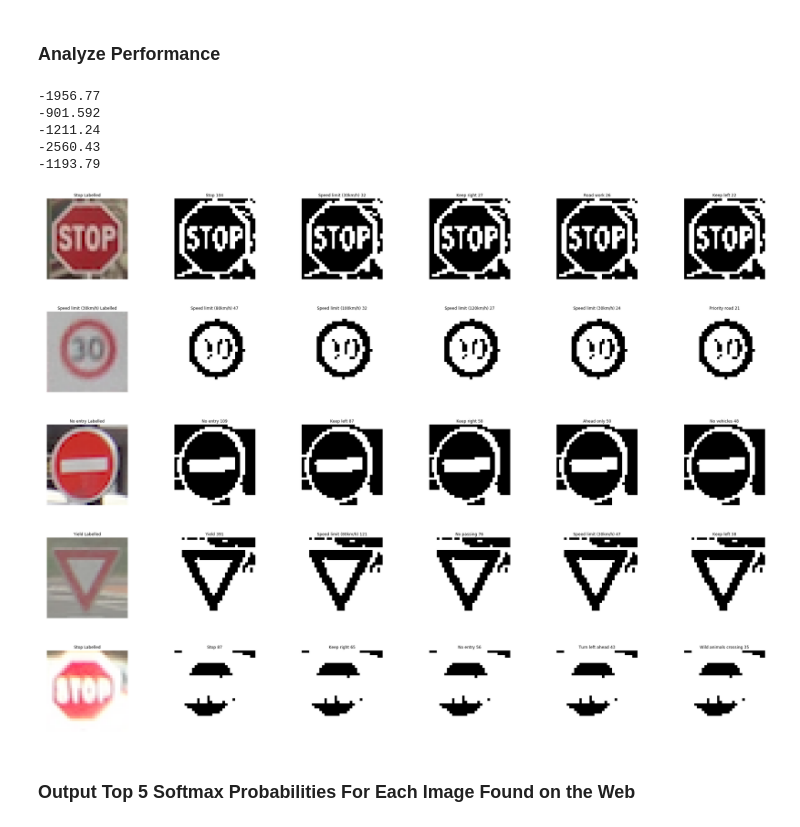
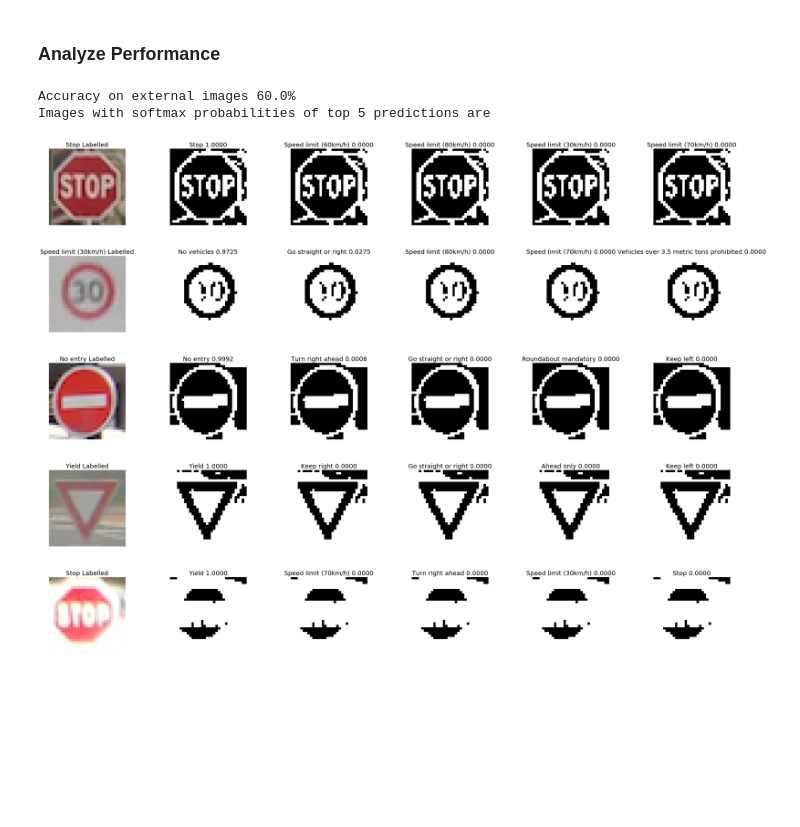
Before and after one commit to anvaysrivastava/CarND-Traffic-Sign-Classifier-Project, a Jupyter notebook: Traffic_Sign_Classifier.ipynb, the cells around one changed output. Drawn from its saved outputs; the diff is of its cells as text; code cells hidden in the pictures; blank space fills up the shorter version.

```diff
--- a/Traffic_Sign_Classifier.ipynb
+++ b/Traffic_Sign_Classifier.ipynb
@@ -322,7 +294,7 @@ X_valid_normalized = X_valid_reshaped - np.mean(X_valid_reshaped)
 import tensorflow as tf
 from tensorflow.contrib.layers import flatten
 
-EPOCHS = 20
+EPOCHS = 15
 BATCH_SIZE = 50
 
 def LeNet(x):
@@ -534,8 +505,6 @@ for i in range(count):
 # %% [markdown]
 ### Analyze Performance
 # %%
-### Calculate the accuracy for these 5 new images.
-### For example, if the model predicted 1 out of 5 signs correctly, it's 20% accurate on these new images.
 import math
 import numpy
 
@@ -548,52 +517,60 @@ own_reshaped = own_processed[..., newaxis]
 # normalize range
 own_normalized = own_reshaped - np.mean(own_reshaped)
 
+#Softmax function
+def softmax(x):
+    """Compute softmax values for each sets of scores in x."""
+    e_x = np.exp(x - np.max(x))
+    return e_x / e_x.sum(axis=0)
+
 with tf.Session() as sess:
     saver.restore(sess, './lenet')
     sample_out = sess.run(logits, feed_dict={x: own_normalized})
     top = sess.run(tf.nn.top_k(tf.constant(sample_out), k=1))
     top5 = sess.run(tf.nn.top_k(tf.constant(sample_out), k=5))
 
 fig, axs = plt.subplots(count, 6, figsize=(count*8, count*6))
 fig.subplots_adjust(hspace = 0.4, wspace=0.4)
+accurate_images = 0
 for i in range(count):
-    sum_of_score = numpy.sum(sample_out[i])
-    print(sum_of_score)
+    softmax_score = softmax(sample_out[i])
     index = i
+    if(signType[index] == top5.indices[index][0] ):
+        accurate_images = accurate_images + 1
     axs[i][0].imshow(own_images_raw[i])
     axs[i][0].axis('off')
-    axs[i][0].set_title(label_mapping[signType[index]] + " Labelled")
+    axs[i][0].set_title(label_mapping[signType[index]] + " Labelled",fontsize=20)
 
     axs[i][1].imshow(own_processed[i],cmap='gray')
     axs[i][1].axis('off')
-    score = math.floor(top5.values[i][0])
-    axs[i][1].set_title(label_mapping[top5.indices[index][0]] +' '+ str(score))
+    proab = "{0:.4f}".format(softmax_score[top5.indices[index][0]])
+    axs[i][1].set_title(label_mapping[top5.indices[index][0]] +' '+ proab,fontsize=20)
 
     axs[i][2].imshow(own_processed[i],cmap='gray')
     axs[i][2].axis('off')
-    score = math.floor(top5.values[i][1])
-    axs[i][2].set_title(label_mapping[top5.indices[index][1]] +' '+ str(score))
+    proab = "{0:.4f}".format(softmax_score[top5.indices[index][1]])
+    axs[i][2].set_title(label_mapping[top5.indices[index][1]] +' '+ proab,fontsize=20)
 
     axs[i][3].imshow(own_processed[i],cmap='gray')
     axs[i][3].axis('off')
-    score = math.floor(top5.values[i][2])
-    axs[i][3].set_title(label_mapping[top5.indices[index][2]] +' '+ str(score))
+    proab = "{0:.4f}".format(softmax_score[top5.indices[index][2]])
+    axs[i][3].set_title(label_mapping[top5.indices[index][2]] +' '+ proab,fontsize=20)
 
     axs[i][4].imshow(own_processed[i],cmap='gray')
     axs[i][4].axis('off')
-    score = math.floor(top5.values[i][3])
-    axs[i][4].set_title(label_mapping[top5.indices[index][3]] +' '+ str(score))
+    proab = "{0:.4f}".format(softmax_score[top5.indices[index][3]])
+    axs[i][4].set_title(label_mapping[top5.indices[index][3]] +' '+ proab,fontsize=20)
 
     axs[i][5].imshow(own_processed[i],cmap='gray')
     axs[i][5].axis('off')
-    score = math.floor(top5.values[i][4])
-    axs[i][5].set_title(label_mapping[top5.indices[index][4]] +' '+ str(score))
+    proab = "{0:.4f}".format(softmax_score[top5.indices[index][4]])
+    axs[i][5].set_title(label_mapping[top5.indices[index][4]] +' '+ proab,fontsize=20)
+
+
+
+print("Accuracy on external images " + str(accurate_images*100/count) + "%")
+print("Images with softmax probabilities of top 5 predictions are")
 # %% [output]
--1956.77
--901.592
--1211.24
--2560.43
--1193.79
+Accuracy on external images 60.0%
+Images with softmax probabilities of top 5 predictions are
-[figure, old version]
+[figure, new version]
-# %% [markdown]
-### Output Top 5 Softmax Probabilities For Each Image Found on the Web
```
Also changed, not shown: parts of 20 cells of this notebook, 3 other files.
